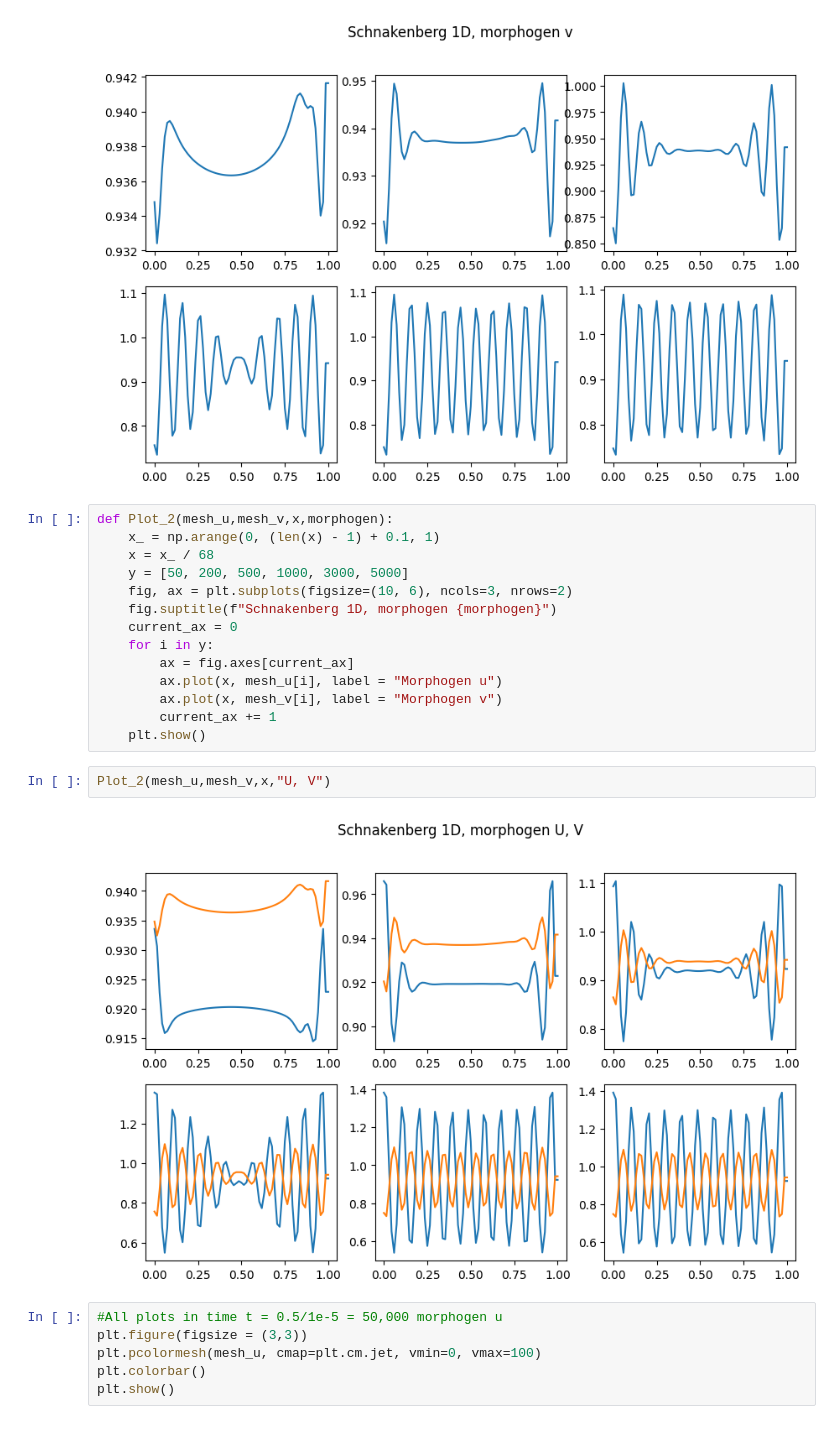
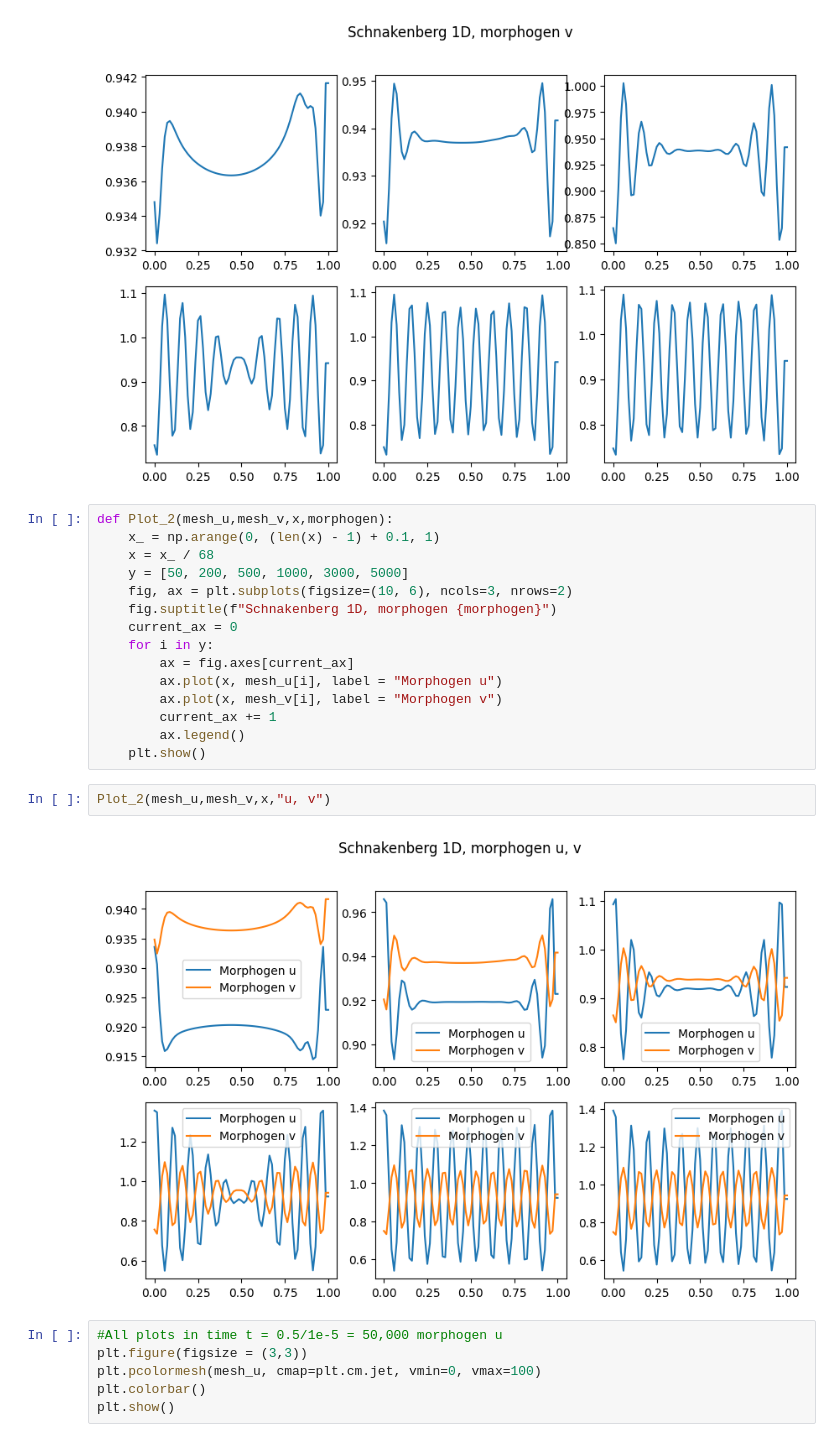
Before and after one commit to Miguel-neuron/Turing-Patterns-1D, a Jupyter notebook: Turing-Patterns-1D_.ipynb, the cells around one changed output. Drawn from its saved outputs; the diff is of its cells as text.

```diff
--- a/Turing-Patterns-1D_.ipynb
+++ b/Turing-Patterns-1D_.ipynb
@@ -129,11 +129,12 @@ def Plot_2(mesh_u,mesh_v,x,morphogen):
         ax.plot(x, mesh_u[i], label = "Morphogen u")
         ax.plot(x, mesh_v[i], label = "Morphogen v")
         current_ax += 1
+        ax.legend()
     plt.show()
 # %%
-Plot_2(mesh_u,mesh_v,x,"U, V")
+Plot_2(mesh_u,mesh_v,x,"u, v")
 # %% [output]
-[figure, old version]
+[figure, new version]
 # %%
 #All plots in time t = 0.5/1e-5 = 50,000 morphogen u
 plt.figure(figsize = (3,3))
```
